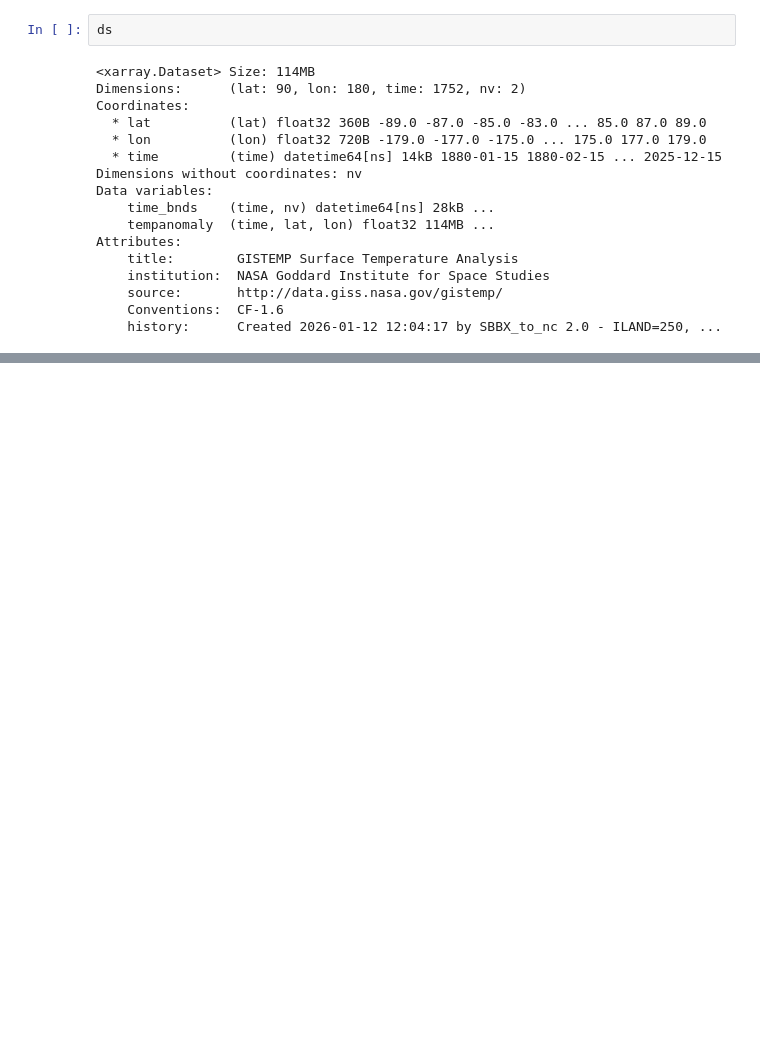
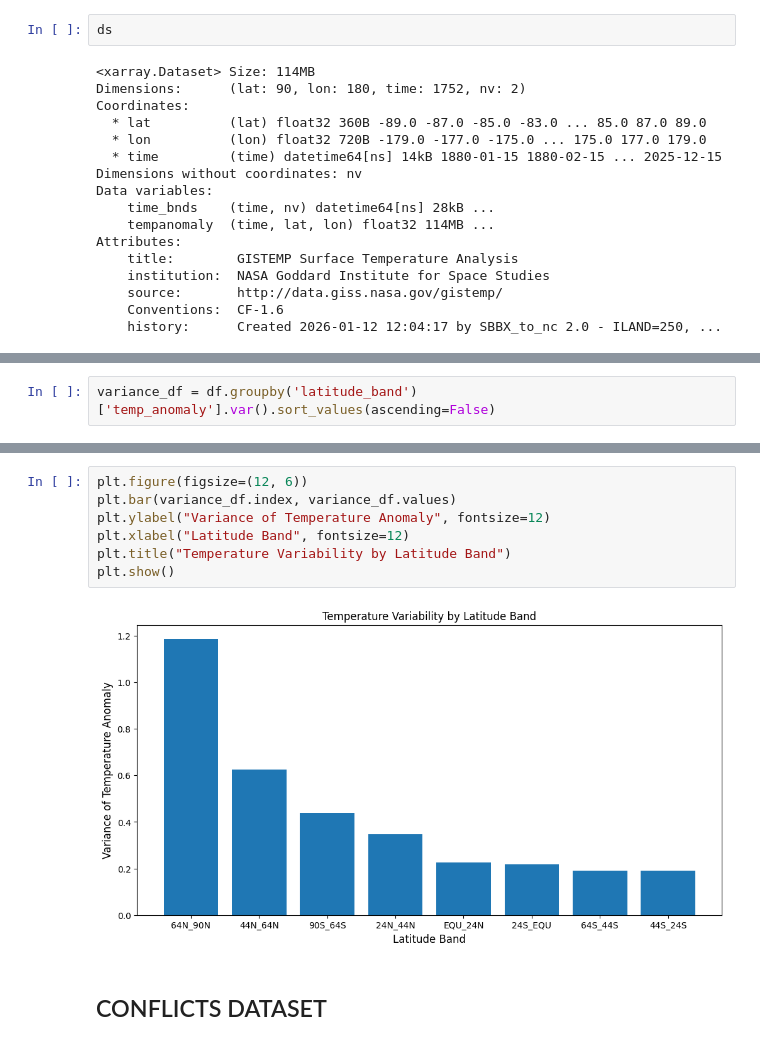
Before and after one commit to RJ2103/Climate-Conflict, a Jupyter notebook: notebooks/01_data_exploration.ipynb, the cells around one changed output, grey strips where cells are left out. Drawn from its saved outputs; the diff is of its cells as text; blank space fills up the shorter version.

```diff
--- a/notebooks/01_data_exploration.ipynb
+++ b/notebooks/01_data_exploration.ipynb
@@ -86,0 +145,2 @@ FileNotFoundError: [Errno 2] No such file or directory: 'data/processed/temperat
+# %%
+variance_df = df.groupby('latitude_band')['temp_anomaly'].var().sort_values(ascending=False)
@@ -86,0 +160,11 @@ FileNotFoundError: [Errno 2] No such file or directory: 'data/processed/temperat
+# %%
+plt.figure(figsize=(12, 6))
+plt.bar(variance_df.index, variance_df.values)
+plt.ylabel("Variance of Temperature Anomaly", fontsize=12)
+plt.xlabel("Latitude Band", fontsize=12)
+plt.title("Temperature Variability by Latitude Band")
+plt.show()
+# %% [output]
+[figure, added]
+# %% [markdown]
+## CONFLICTS DATASET
```
Also changed, not shown: parts of 51 cells of this notebook, 1 other file.
